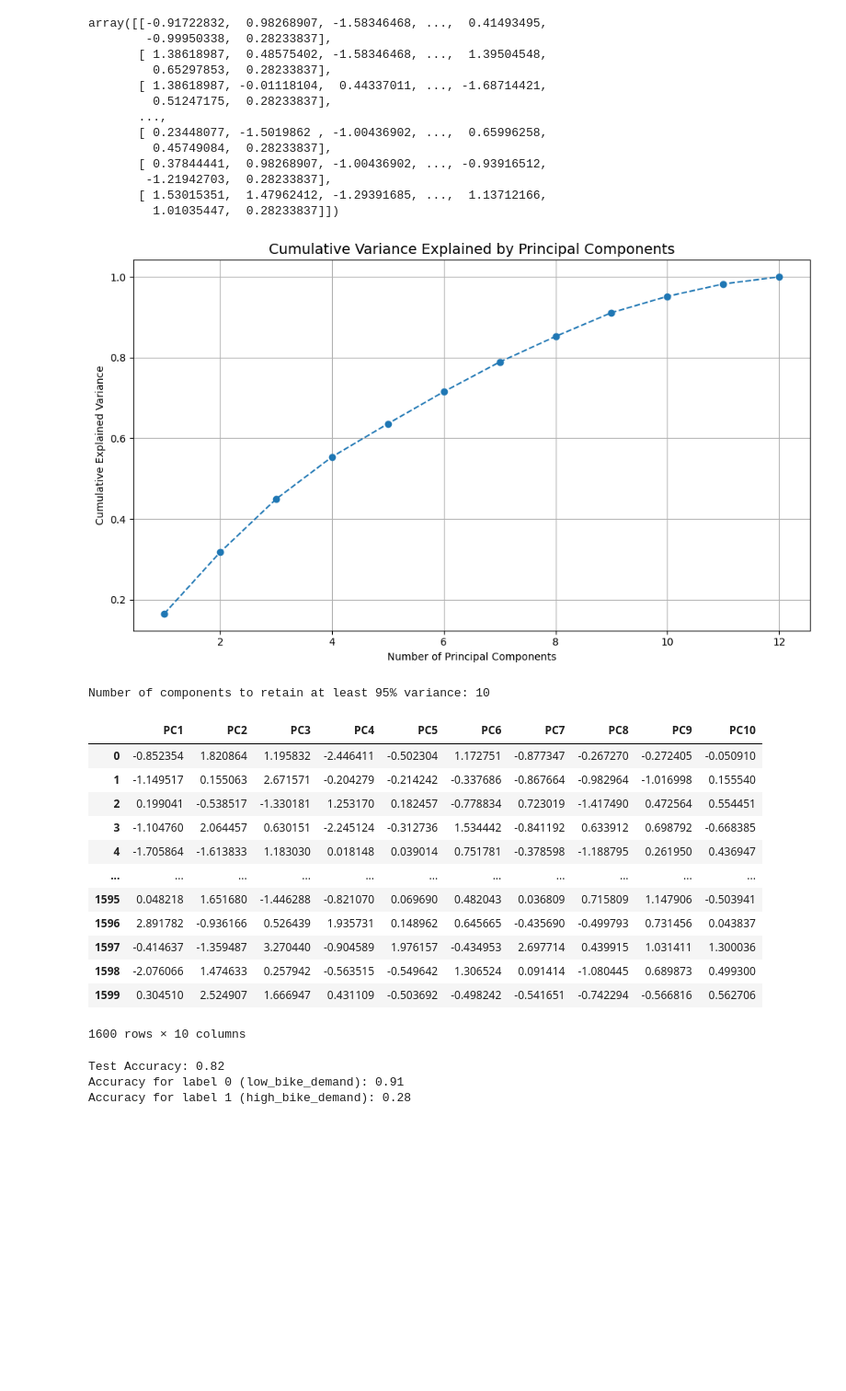
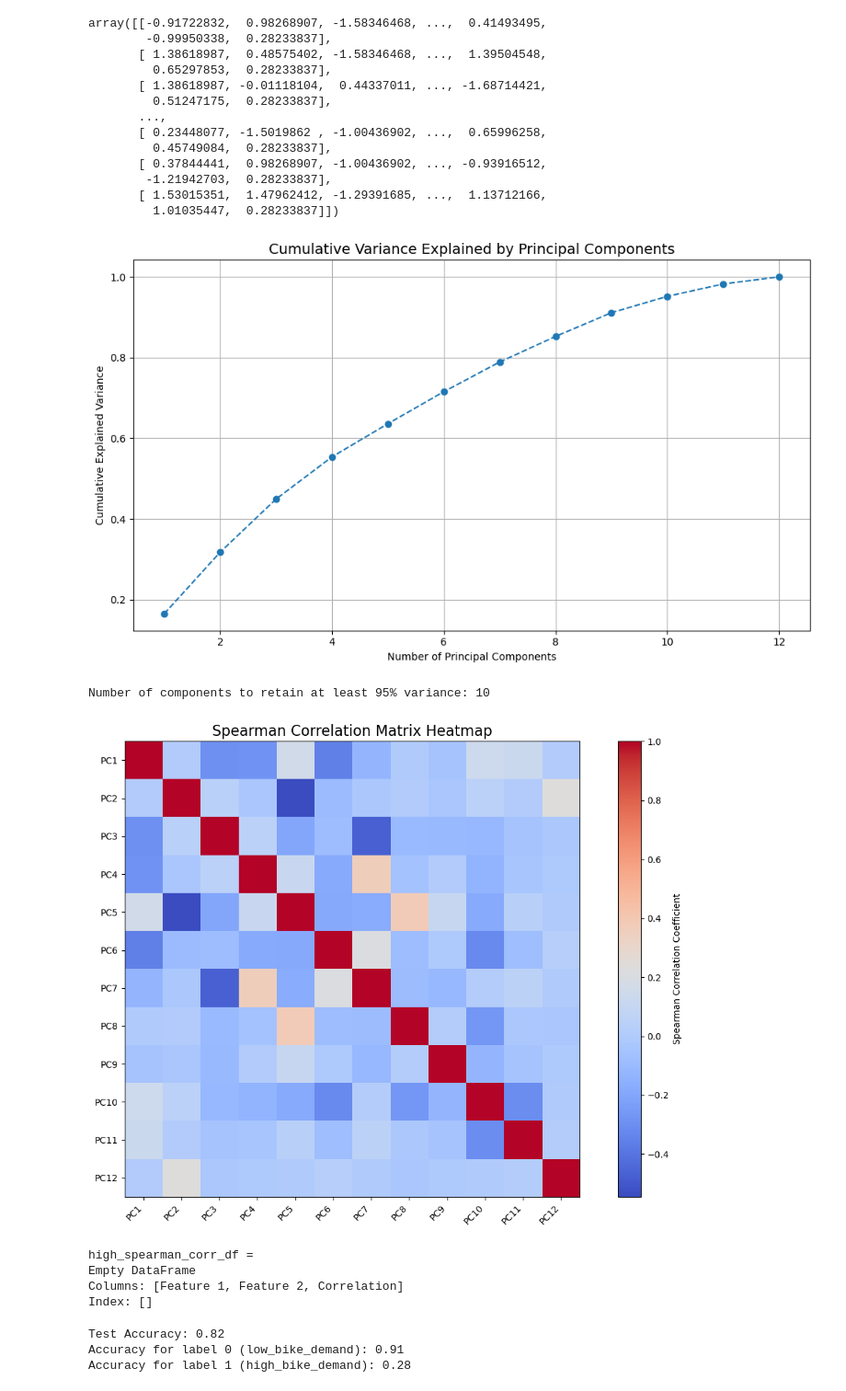
Before and after one commit to mihoyoMhb/SMLproject, a Jupyter notebook: Preprocess.ipynb, the cells around one changed output. Shown at 92% size. Cells and saved outputs as stored; diff of their text form; code cells hidden in the pictures; blank space fills up the shorter version.

```diff
--- a/Preprocess.ipynb
+++ b/Preprocess.ipynb
@@ -184,7 +214,6 @@ high_spearman_corr_df =
 # %%
-numeric_data = data.select_dtypes(include=['float64', 'int64'])
 """Drop the snow cause of all values are 0"""
-numeric_data = numeric_data.drop(columns=['snow', 'summertime', 'dew'])
+numeric_data = numeric_data.drop(columns=['snow', 'summertime', 'dew', ])
 # use numeric_data defined above
 from sklearn.preprocessing import StandardScaler
 data_standardized = pd.DataFrame(StandardScaler().fit_transform(numeric_data),
@@ -238,46 +267,39 @@ pca_components = pca.fit_transform(data_scaled)
 # Create a DataFrame for PCA results to calculate how many components we need to keep
 pca_df = pd.DataFrame(
     data=pca_components,
     index=numeric_data.index,
     columns=[f"PC{i+1}" for i in range(pca.n_components_)]
 )
 
 # Explained variance ratio
 explained_variance = pca.explained_variance_ratio_
 cumulative_variance = np.cumsum(explained_variance)
 
 # Plot cumulative variance explained
 plt.figure(figsize=(10, 6))
 plt.plot(range(1, len(cumulative_variance) + 1), cumulative_variance, marker='o', linestyle='--')
 plt.title("Cumulative Variance Explained by Principal Components", fontsize=14)
 plt.xlabel("Number of Principal Components")
 plt.ylabel("Cumulative Explained Variance")
 plt.grid(True)
 plt.tight_layout()
 plt.show()
 
 """select the components that can keep at least 95% information"""
 n_components = np.argmax(cumulative_variance >= 0.95) + 1
 print(f"Number of components to retain at least 95% variance: {n_components}")
 selected_pcs = pca_df.iloc[:, :n_components]
 """Remember to convert it into a numpy array"""
 selected_pcs
+p_analysis(pca_df)
 # %% [output]
 [figure]
 Number of components to retain at least 95% variance: 10
-|  | PC1 | PC2 | PC3 | PC4 | PC5 | PC6 | PC7 | PC8 | PC9 | PC10 |
-| 0 | -0.852354 | 1.820864 | 1.195832 | -2.446411 | -0.502304 | 1.172751 | -0.877347 | -0.267270 | -0.272405 | -0.050910 |
-| 1 | -1.149517 | 0.155063 | 2.671571 | -0.204279 | -0.214242 | -0.337686 | -0.867664 | -0.982964 | -1.016998 | 0.155540 |
-| 2 | 0.199041 | -0.538517 | -1.330181 | 1.253170 | 0.182457 | -0.778834 | 0.723019 | -1.417490 | 0.472564 | 0.554451 |
-| 3 | -1.104760 | 2.064457 | 0.630151 | -2.245124 | -0.312736 | 1.534442 | -0.841192 | 0.633912 | 0.698792 | -0.668385 |
-| 4 | -1.705864 | -1.613833 | 1.183030 | 0.018148 | 0.039014 | 0.751781 | -0.378598 | -1.188795 | 0.261950 | 0.436947 |
-| ... | ... | ... | ... | ... | ... | ... | ... | ... | ... | ... |
-| 1595 | 0.048218 | 1.651680 | -1.446288 | -0.821070 | 0.069690 | 0.482043 | 0.036809 | 0.715809 | 1.147906 | -0.503941 |
-| 1596 | 2.891782 | -0.936166 | 0.526439 | 1.935731 | 0.148962 | 0.645665 | -0.435690 | -0.499793 | 0.731456 | 0.043837 |
-| 1597 | -0.414637 | -1.359487 | 3.270440 | -0.904589 | 1.976157 | -0.434953 | 2.697714 | 0.439915 | 1.031411 | 1.300036 |
-| 1598 | -2.076066 | 1.474633 | 0.257942 | -0.563515 | -0.549642 | 1.306524 | 0.091414 | -1.080445 | 0.689873 | 0.499300 |
-| 1599 | 0.304510 | 2.524907 | 1.666947 | 0.431109 | -0.503692 | -0.498242 | -0.541651 | -0.742294 | -0.566816 | 0.562706 |
+[figure, added]
-1600 rows × 10 columns
+high_spearman_corr_df =
+Empty DataFrame
+Columns: [Feature 1, Feature 2, Correlation]
+Index: []
 # %%
 """进行测试训练"""
 from sklearn.model_selection import train_test_split
```
Also changed, not shown: parts of 2 cells of this notebook, 3 other files.
